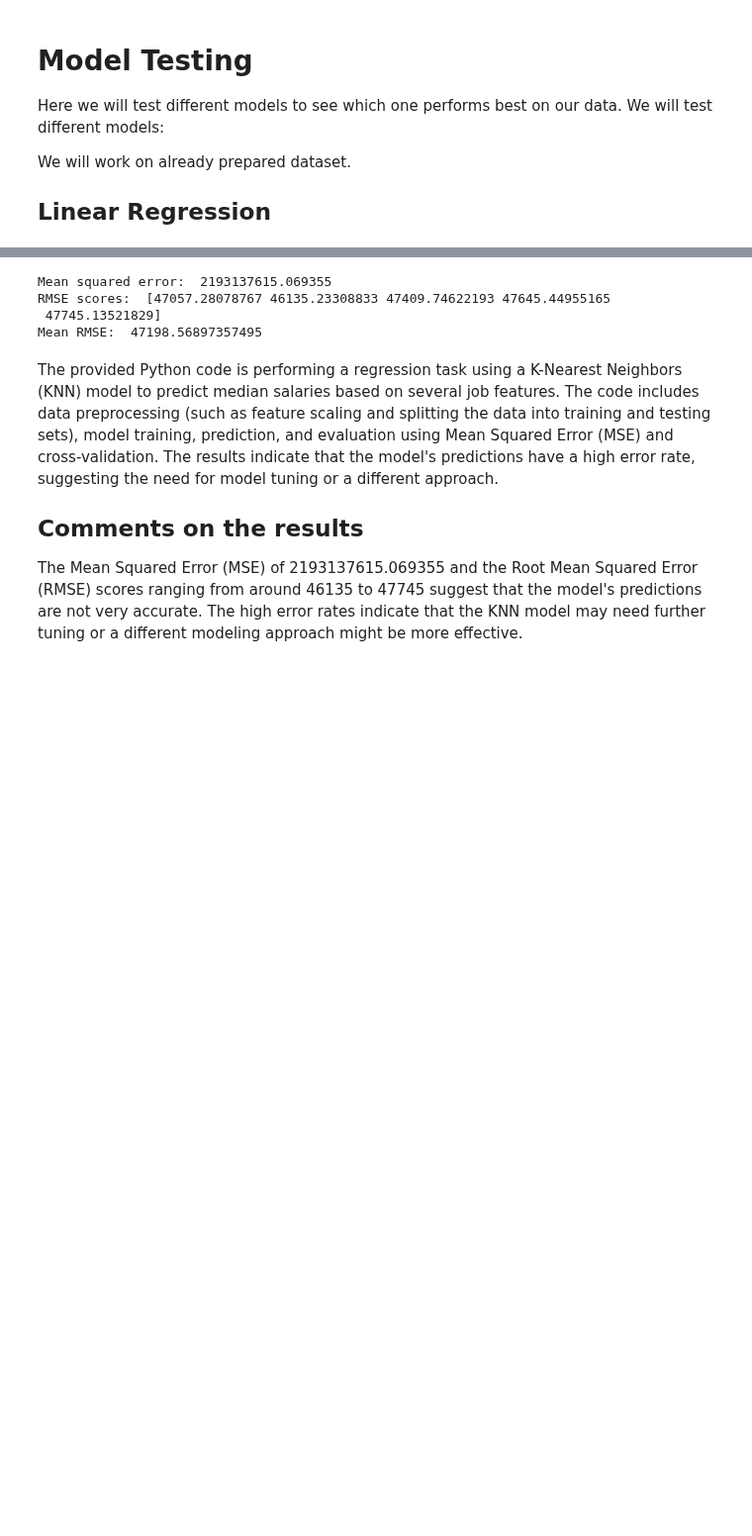
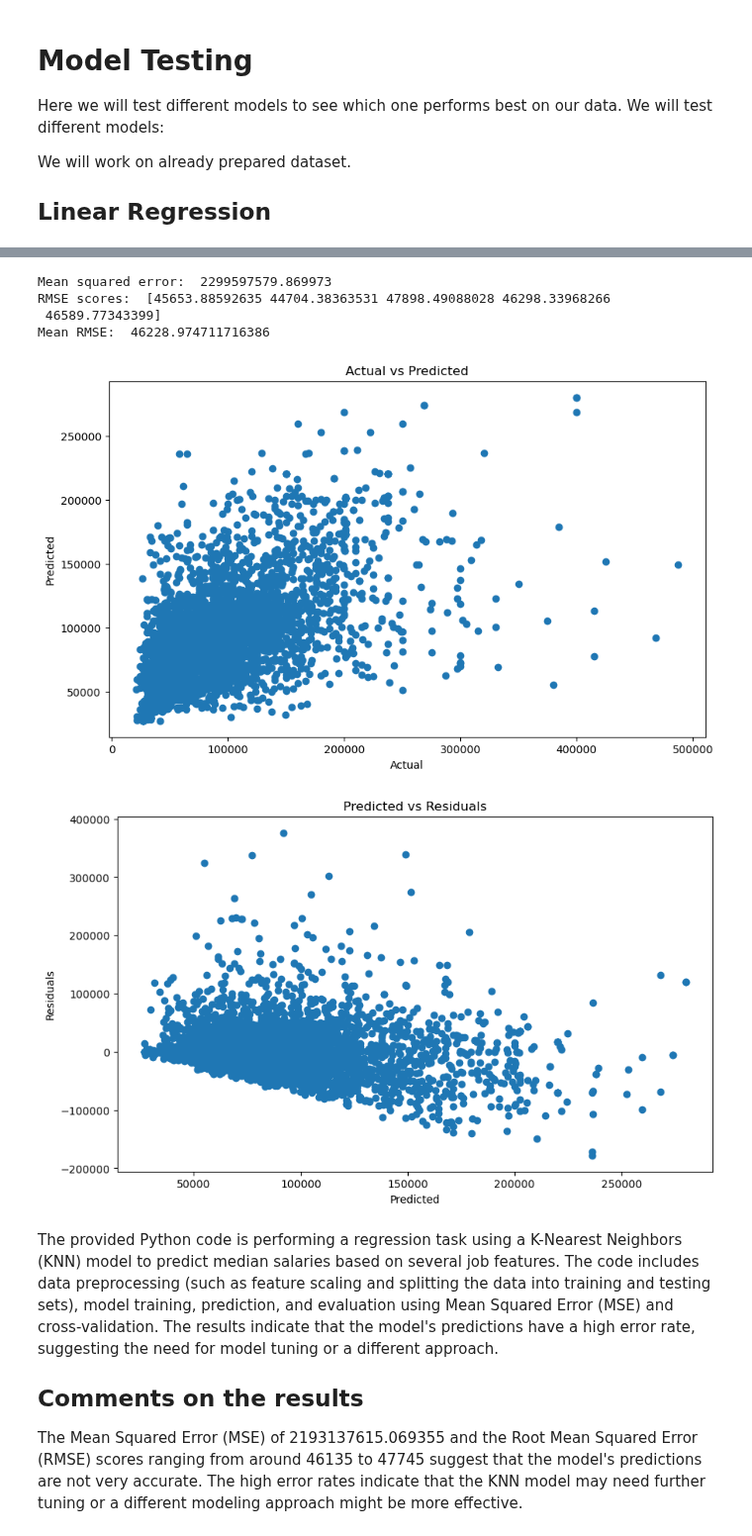
Before and after one commit to Qubi0-0/LinkedInJobSalaryPredict, a Jupyter notebook: model_testing.ipynb, the cells around one changed output, grey strips where cells are left out. Shown at 99% size. Cells and saved outputs as stored; diff of their text form; code cells hidden in the pictures; blank space fills up the shorter version.

Commit message:
Plots added for better visualization

```diff
--- a/model_testing.ipynb
+++ b/model_testing.ipynb
@@ -65,19 +65,20 @@ X = jobs_df[['Flw_Cnt', 'Is_Supvsr', 'is_remote', 'views', 'mean_sal_by_xp_lvl',
 # Split the data into training and testing sets
 X_train, X_test, y_train, y_test = train_test_split(X, y, test_size=0.25, random_state=0)
 
-
 # Scale the features
 scaler = StandardScaler()
 X_train_scaled = scaler.fit_transform(X_train)
 X_test_scaled = scaler.transform(X_test)
-
+y_train_scaled = scaler.fit_transform(y_train.reshape(-1, 1))
 
 # Create and train a KNN regressor on the scaled data
 regressor = KNeighborsRegressor(n_neighbors=5, metric='minkowski', p=2)
-regressor.fit(X_train_scaled, y_train)
+regressor.fit(X_train_scaled, y_train_scaled)
 
 # Make predictions and print the mean squared error
 y_pred = regressor.predict(X_test_scaled)
+y_pred = scaler.inverse_transform(y_pred)
+y_pred = y_pred.flatten()
 print('Mean squared error: ', mean_squared_error(y_test, y_pred))
 
 # Perform 5-fold cross-validation
@@ -89,10 +90,31 @@ rmse_scores = np.sqrt(-scores)
 print('RMSE scores: ', rmse_scores)
 print('Mean RMSE: ', rmse_scores.mean())
 # %% [output]
-Mean squared error:  2193137615.069355
-RMSE scores:  [47057.28078767 46135.23308833 47409.74622193 47645.44955165
- 47745.13521829]
-Mean RMSE:  47198.56897357495
+Mean squared error:  2299597579.869973
+RMSE scores:  [45653.88592635 44704.38363531 47898.49088028 46298.33968266
+ 46589.77343399]
+Mean RMSE:  46228.974711716386
+# %%
+import matplotlib.pyplot as plt
+
+# Plot actual vs predicted values
+plt.figure(figsize=(10, 6))
+plt.scatter(y_test, y_pred)
+plt.xlabel('Actual')
+plt.ylabel('Predicted')
+plt.title('Actual vs Predicted')
+plt.show()
+
+# Plot residuals
+plt.figure(figsize=(10, 6))
+plt.scatter(y_pred, y_test - y_pred)
+plt.xlabel('Predicted')
+plt.ylabel('Residuals')
+plt.title('Predicted vs Residuals')
+plt.show()
+# %% [output]
+[figure, added]
+[figure, added]
 # %% [markdown]
 The provided Python code is performing a regression task using a K-Nearest Neighbors (KNN) model to predict median salaries based on several job features. The code includes data preprocessing (such as feature scaling and splitting the data into training and testing sets), model training, prediction, and evaluation using Mean Squared Error (MSE) and cross-validation. The results indicate that the model's predictions have a high error rate, suggesting the need for model tuning or a different approach.
 
```
Also changed, not shown: parts of 3 cells of this notebook.
